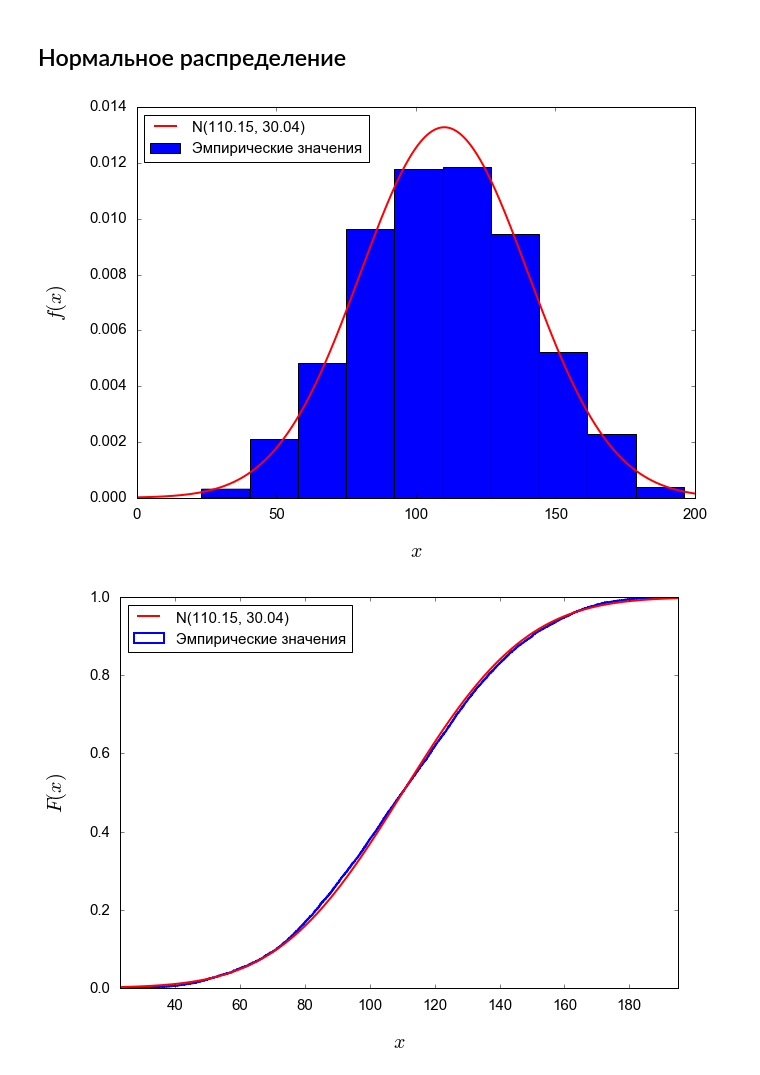
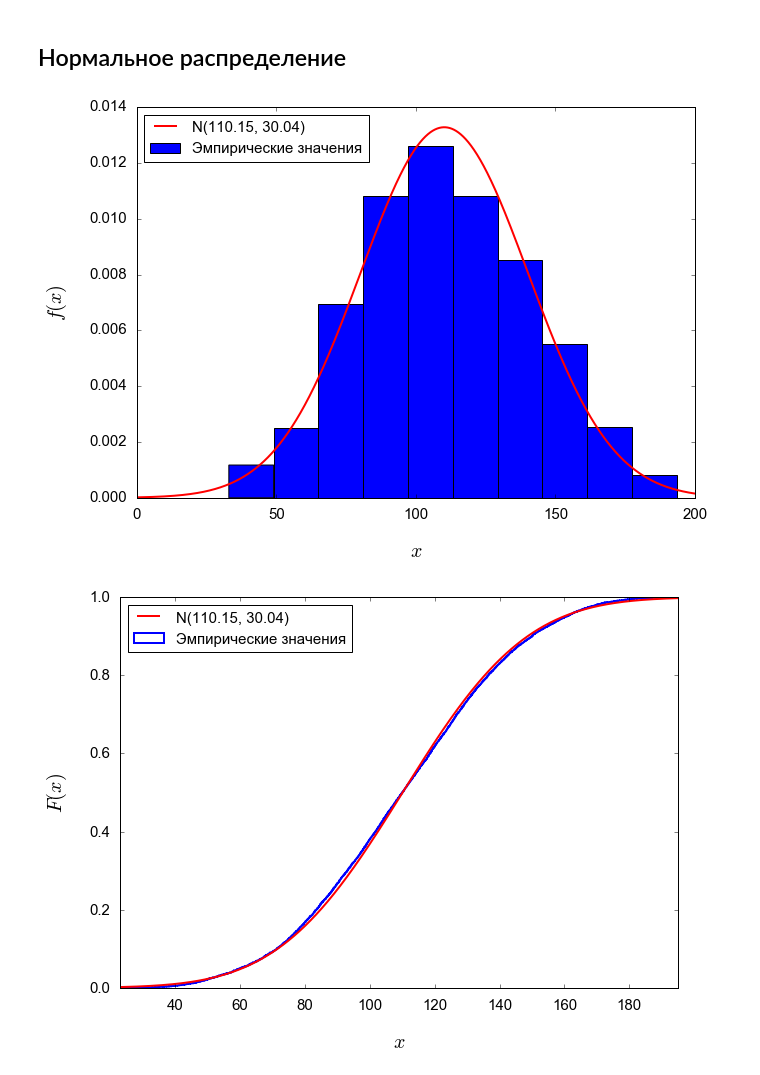
Before and after one commit to vaddya/probability-and-statistics, a Jupyter notebook: lab2/code/lab2.ipynb, the cells around one changed output. Cells and saved outputs as stored; diff of their text form; code cells hidden in the pictures.

```diff
--- a/lab2/code/lab2.ipynb
+++ b/lab2/code/lab2.ipynb
@@ -302,22 +302,26 @@ plt.show()
 # %%
 import matplotlib.mlab as mlab
 
-s = samples[0]
+loc, scale = st.norm.fit(x)
+xes = np.linspace(0, 200, num)
 
-loc, scale = st.norm.fit(s.values)
-xes = np.linspace(0, 200, num)
+norm_mu = loc
+norm_sigma = scale
+
+norm_pdf = st.norm.pdf(xes, loc=loc, scale=scale)
+norm_cdf = st.norm.cdf(xes, loc=loc, scale=scale)
 
 plt.figure(figsize=(10, 7))
 plt.hist(s.values, normed=True, label='Эмпирические значения')
-plt.plot(xes, st.norm.pdf(xes, loc=loc, scale=scale), label='N({0:.2f}, {1:.2f})'.format(loc, scale), color='r', linewidth=2)
+plt.plot(xes, norm_pdf, label='N({0:.2f}, {1:.2f})'.format(norm_mu, norm_sigma), color='r', linewidth=2)
 plt.legend(loc='upper left', fontsize=15)
 plt.xlabel('$x$', fontsize=20, labelpad=20)
 plt.ylabel('$f(x)$', fontsize=20, labelpad=20)
 plt.tick_params(labelsize=15, pad=10)
 plt.savefig('./../pics/dist_norm.png')
 plt.show()
 # %% [output]
-[figure, old version]
+[figure, new version]
 # %%
 plt.figure(figsize=(10, 7))
 plt.hist(x, num, normed=1, histtype='step', cumulative=True, label='Эмпирические значения', color='b', linewidth=2)
```
Also changed, not shown: parts of 13 cells of this notebook, 6 other files.
